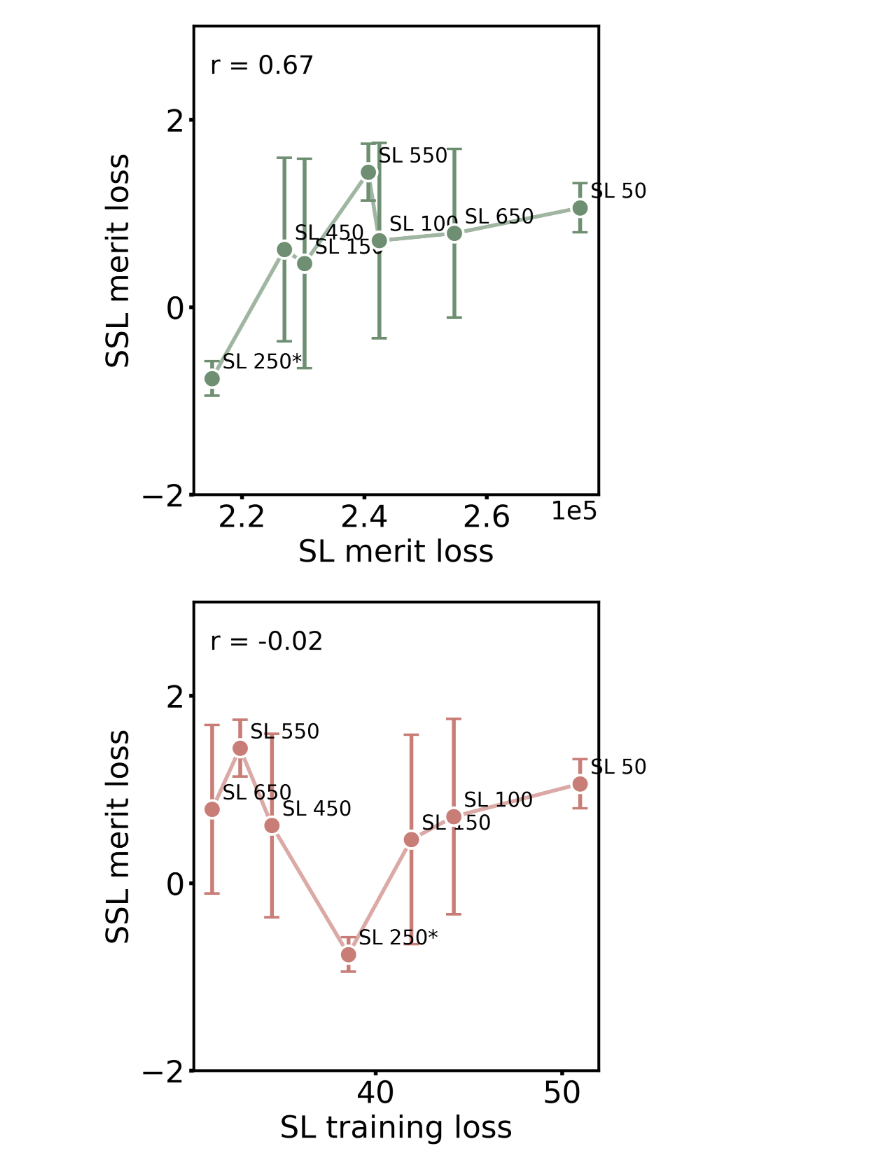
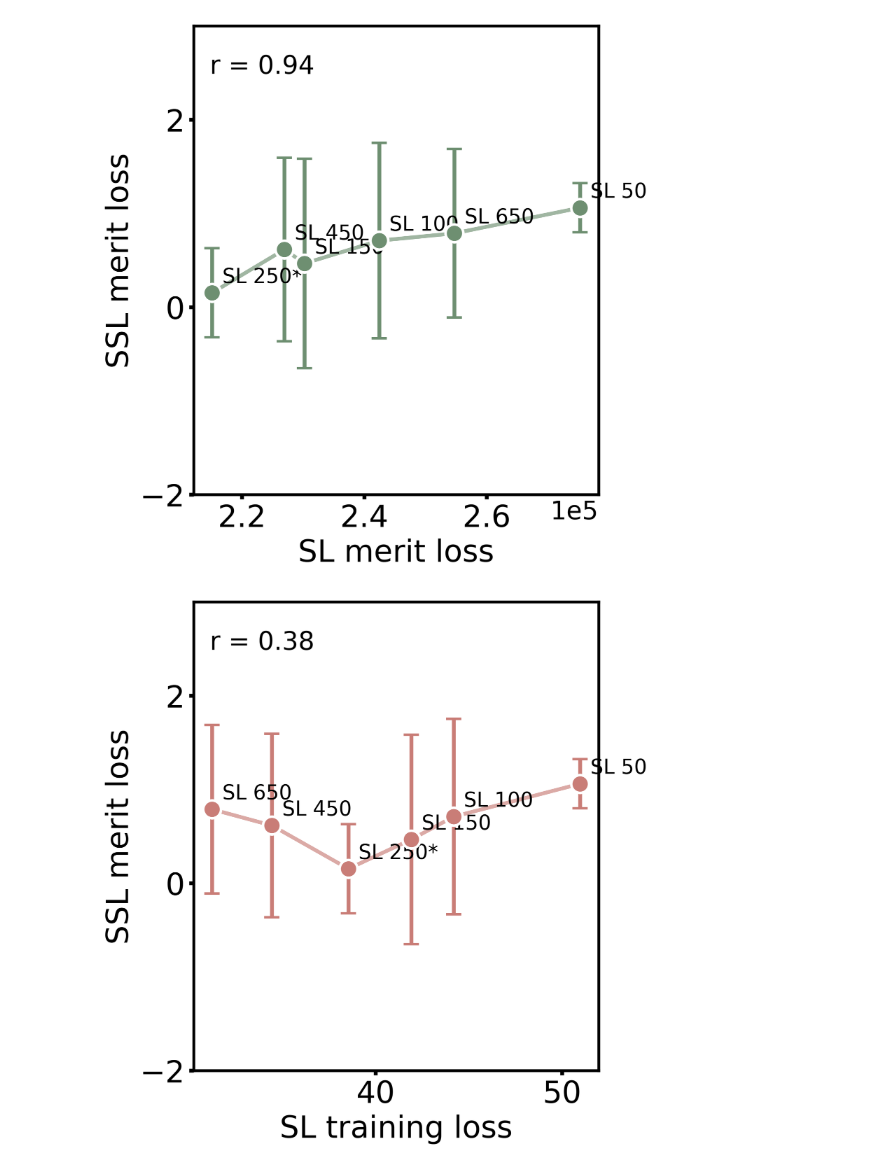
Before and after one commit to xkhainguyen/FSNet, a Jupyter notebook: visualize_final_learning_new copy 3.ipynb, the cells around one changed output. Saved outputs shown, nothing was run; the diff lists cells and outputs as text; code cells hidden in the pictures.

```diff
--- a/visualize_final_learning_new copy 3.ipynb
+++ b/visualize_final_learning_new copy 3.ipynb
@@ -124,12 +124,16 @@ main_result_path = {
         "20260117-191337_MLP_FSNet_seed3_nepochs300_lr0.0001_trainsize7000_finetune_20260115-184556_sup_seedpen_model_150",
     ],  # 150
     'epoch 250*':
+    # [
+    #     "20260327-120154_MLP_FSNet_seed0_nepochs300_lr0.0001_trainsize7000_finetune_20260327-094852_sup_seedpen_model_250",
+    #     "20260327-121451_MLP_FSNet_seed1_nepochs300_lr0.0001_trainsize7000_finetune_20260327-094852_sup_seedpen_model_250",
+    #     "20260327-123959_MLP_FSNet_seed3_nepochs300_lr0.0001_trainsize7000_finetune_20260327-094852_sup_seedpen_model_250",
+    #     "20260327-122726_MLP_FSNet_seed2_nepochs300_lr0.0001_trainsize7000_finetune_20260327-094852_sup_seedpen_model_250",
+    # ],
     [
-        "20260327-120154_MLP_FSNet_seed0_nepochs300_lr0.0001_trainsize7000_finetune_20260327-094852_sup_seedpen_model_250",
-        "20260327-121451_MLP_FSNet_seed1_nepochs300_lr0.0001_trainsize7000_finetune_20260327-094852_sup_seedpen_model_250",
-        "20260327-123959_MLP_FSNet_seed3_nepochs300_lr0.0001_trainsize7000_finetune_20260327-094852_sup_seedpen_model_250",
-        "20260327-122726_MLP_FSNet_seed2_nepochs300_lr0.0001_trainsize7000_finetune_20260327-094852_sup_seedpen_model_250",
-    ],  # 150
+        "20260505-203425_MLP_FSNet_seed0_nepochs200_lr0.0001_trainsize7000_finetune_20260327-094852_sup_seedpen_model_250",
+        "20260505-204646_MLP_FSNet_seed1_nepochs200_lr0.0001_trainsize7000_finetune_20260327-094852_sup_seedpen_model_250",
+    ],
     'epoch 300':
     [
         "20260327-115518_MLP_FSNet_seed1_nepochs300_lr0.0001_trainsize7000_finetune_20260327-094852_sup_seedpen_model_300",
@@ -689,33 +693,33 @@ checkpoints = [
     # ('SL 300', 'epoch 300', 300),
     # ('SL 350', 'epoch 350', 350),
     # ('SL 400', 'epoch 400', 400),
     ('SL 450', 'epoch 450', 450),
     # ('SL 500', 'epoch 500', 500),
-    ('SL 550', 'epoch 550', 550),
+    # ('SL 550', 'epoch 550', 550),
     # ('SL 600', 'epoch 600', 600),
     ('SL 650', 'epoch 650', 650),
     # ('SL 700', 'epoch 700', 700),
     # ('SL 750', 'epoch 750', 750),
     # ('SL 800', 'epoch 800', 800),
     # ('SL 850', 'epoch 850', 850),
     # ('SL 900', 'epoch 900', 900),
     # ('SL 950', 'epoch 950', 950),
 ]
 
 plot_sl_to_ssl_merit_transfer(
     main_result_path,
     BASE_DIR,
     processed_data,
     metric_name='recomputed_merit_mean',
     checkpoints=checkpoints,
 )
 plot_sl_train_loss_to_ssl_merit_transfer(
     main_result_path,
     BASE_DIR,
     processed_data,
     metric_name='recomputed_merit_mean',
     checkpoints=checkpoints,
 )
 # %% [output]
-[figure, old version]
+[figure, new version]
-[figure, old version]
+[figure, new version]
```
Also changed, not shown: 5 other files.
